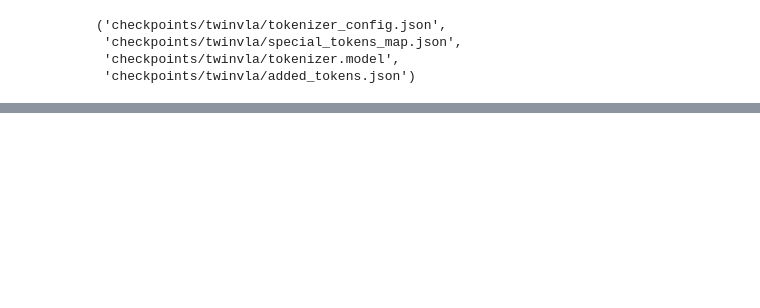
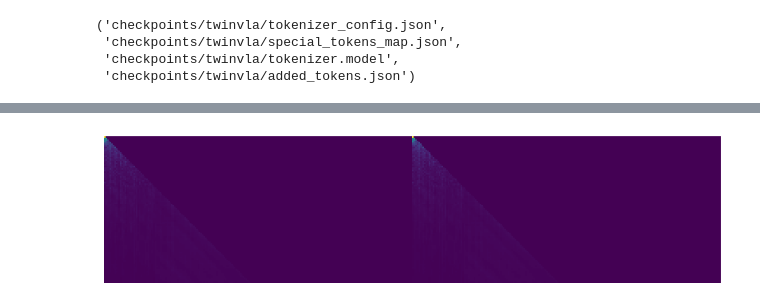
Before and after one commit to jellyho/MobileVLM-VLA, a Jupyter notebook: twinvla_test.ipynb, the cells around one changed output, grey strips where cells are left out. Drawn from its saved outputs; the diff is of its cells as text; code cells hidden in the pictures; blank space fills up the shorter version.

Commit message:
attn viz

```diff
--- a/twinvla_test.ipynb
+++ b/twinvla_test.ipynb
@@ -15,3 +15,5 @@ tokenizer, model, image_processor, _ = load_twinvla_from_singlevla('checkpoints/
 You are using a model of type spatialvla to instantiate a model of type twinvla. This is not supported for all configurations of models and can yield errors.
 Loading with torch.bfloat16
 You are resizing the embedding layer without providing a `pad_to_multiple_of` parameter. This means that the new embedding dimension will be 32000. This might induce some performance reduction as *Ten ...
+# %%
+tokenizer, twinvla, image_processor, dataset_statistics = load_twinvla('checkpoints/twinvla_transfer_tissue_v1')
@@ -60,25 +64,25 @@ from transformers import PreTrainedTokenizerBase
 batch_transform = RLDSBatchTransform(
     tokenizer,
     image_processor,
-    use_state_input=True,
+    use_state_input=False,
     window_size=1,
     future_action_window_size=7,
 )
 vla_dataset = RLDSDataset(
-    data_root_dir='/data1/OXE',
-    data_mix='fractal20220817_data',
+    data_root_dir='/home/shared/rlds_datasets',
+    data_mix='transfer_tissue',
     batch_transform=batch_transform,
     shuffle_buffer_size=100,
     window_size=1,
     future_action_window_size=7,
     train=True,
-    use_state_input=True
+    use_state_input=False
 )
 collator = PaddedCollatorForActionPrediction(
     tokenizer.model_max_length,
     tokenizer.pad_token_id,
     padding_side='right',
-    use_state_input=True,
+    use_state_input=False,
     use_label=False
 )
 dataloader = DataLoader(
@@ -99,5 +117,3 @@ tokenizer.save_pretrained('checkpoints/twinvla')
  'checkpoints/twinvla/special_tokens_map.json',
  'checkpoints/twinvla/tokenizer.model',
  'checkpoints/twinvla/added_tokens.json')
-# %%
-tokenizer_t, twinvla, image_processor_t, dataset_statistics_t = load_twinvla('checkpoints/twinvla')
@@ -176,8 +149,9 @@ Peak Memory Allocated: 6318.32 MB
 # %%
 with torch.autocast('cuda', dtype=torch.bfloat16):
-    action  = model.predict_action(
+    action, attn  = twinvla.predict_action(
         input_ids=input_ids,
         attention_mask=attention_mask,
         images=images,
+        output_attn=True
         # actions=actions
     )
@@ -198,0 +207,7 @@ tensor([ 0.1050, -1.6885,  0.1926, -0.0505,  1.4863,  0.3569,  1.0000],
+# %%
+plt.figure(figsize=(10, 10))  # Set figure size (width, height in inches)
+plt.imshow(attn[-1][0][0][0:100].detach().cpu().float().numpy(), interpolation='nearest')
+plt.axis('off')  # Turn off axis
+plt.show()
+# %% [output]
+[figure, added]
```
Also changed, not shown: parts of 17 cells of this notebook, 4 other files.
